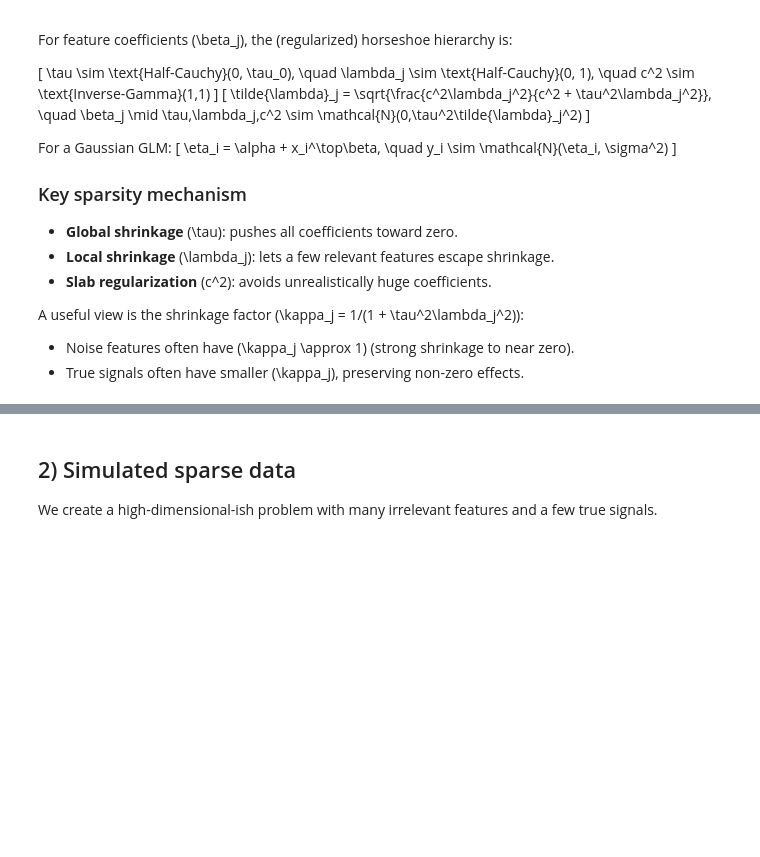
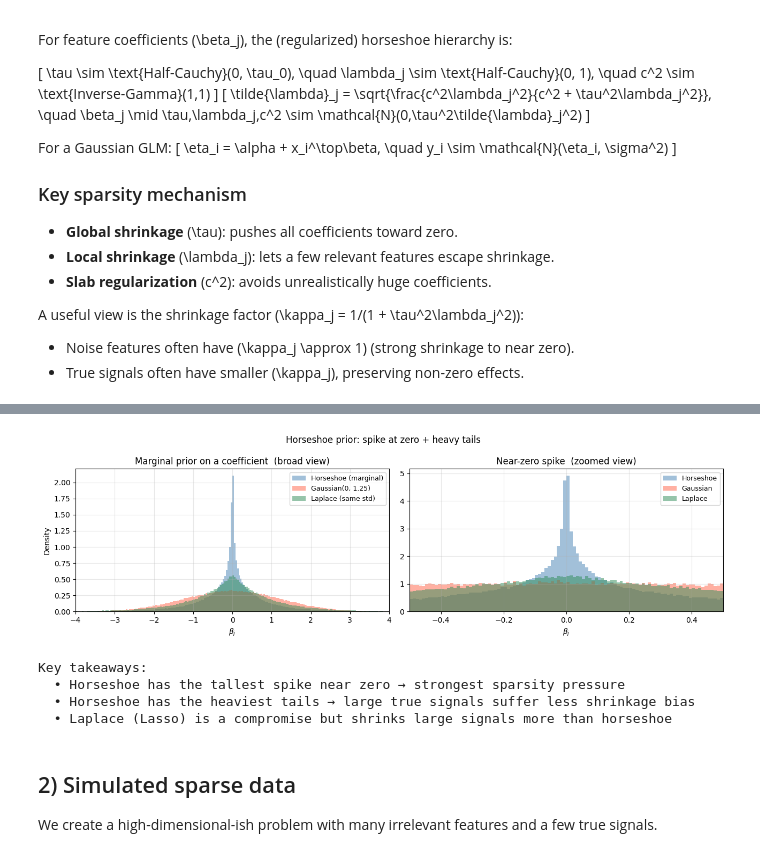
Before and after one commit to MacroMagic/bayesian_feature_selection, a Jupyter notebook: demo/horseshoe_mcmc_feature_selection_demo.ipynb, the cells around one changed output, grey strips where cells are left out. Saved outputs shown, nothing was run; the diff lists cells and outputs as text; code cells hidden in the pictures; blank space fills up the shorter version.

```diff
--- a/demo/horseshoe_mcmc_feature_selection_demo.ipynb
+++ b/demo/horseshoe_mcmc_feature_selection_demo.ipynb
@@ -61,3 +69,73 @@ print('JAX devices:', jax.devices())
+# %%
+# ── Horseshoe marginal prior vs Gaussian vs Laplace ──────────────────────────
+# We draw Monte-Carlo samples from the horseshoe hierarchy to approximate
+# the marginal distribution of a single beta_j.
+
+rng_prior = np.random.default_rng(0)
+n_prior = 200_000
+
+tau_prior   = np.abs(rng_prior.standard_cauchy(n_prior))     # Half-Cauchy(1)
+lam_prior   = np.abs(rng_prior.standard_cauchy(n_prior))     # Half-Cauchy(1)
+c2_prior    = 1.0 / rng_prior.gamma(1.0, 1.0, n_prior)       # InverseGamma(1,1)
+lam_tilde   = np.sqrt(c2_prior * lam_prior**2 /
+                      (c2_prior + tau_prior**2 * lam_prior**2))
+sigma_j     = tau_prior * lam_tilde
+beta_hs     = rng_prior.normal(0, sigma_j)
+
+# Reference priors at similar scale
+sigma_ref = float(np.std(beta_hs))   # match std so comparison is fair
+beta_gauss = rng_prior.normal(0, sigma_ref, n_prior)
+beta_laplace = rng_prior.laplace(0, sigma_ref / np.sqrt(2), n_prior)
+
+clip = 4.0
+fig, axes = plt.subplots(1, 2, figsize=(13, 4))
+
+# — density on a broad range —
+ax = axes[0]
+for samples, label, color in [
+    (beta_hs,     "Horseshoe (marginal)", "steelblue"),
+    (beta_gauss,  f"Gaussian(0, {sigma_ref:.2f})", "tomato"),
+    (beta_laplace, "Laplace (same std)",  "seagreen"),
+]:
+    clipped = samples[np.abs(samples) < clip]
+    ax.hist(clipped, bins=200, density=True, alpha=0.5, label=label, color=color)
+ax.set_xlim(-clip, clip)
+ax.set_xlabel(r"$\beta_j$")
+ax.set_ylabel("Density")
+ax.set_title("Marginal prior on a coefficient  (broad view)")
+ax.legend(fontsize=9)
+ax.grid(alpha=0.3)
+
+# — zoom in on the spike near zero —
+ax2 = axes[1]
+zoom = 0.5
+for samples, label, color in [
+    (beta_hs,     "Horseshoe", "steelblue"),
+    (beta_gauss,  "Gaussian",  "tomato"),
+    (beta_laplace, "Laplace",  "seagreen"),
+]:
+    clipped = samples[np.abs(samples) < zoom]
+    ax2.hist(clipped, bins=100, density=True, alpha=0.5, label=label, color=color)
+ax2.set_xlim(-zoom, zoom)
+ax2.set_xlabel(r"$\beta_j$")
+ax2.set_title("Near-zero spike  (zoomed view)")
+ax2.legend(fontsize=9)
+ax2.grid(alpha=0.3)
+
+plt.suptitle("Horseshoe prior: spike at zero + heavy tails", fontsize=12)
+plt.tight_layout()
+plt.show()
+
+print("Key takeaways:")
+print("  • Horseshoe has the tallest spike near zero → strongest sparsity pressure")
+print("  • Horseshoe has the heaviest tails → large true signals suffer less shrinkage bias")
+print("  • Laplace (Lasso) is a compromise but shrinks large signals more than horseshoe")
+# %% [output]
+[figure, added]
+Key takeaways:
+  • Horseshoe has the tallest spike near zero → strongest sparsity pressure
+  • Horseshoe has the heaviest tails → large true signals suffer less shrinkage bias
+  • Laplace (Lasso) is a compromise but shrinks large signals more than horseshoe
 # %% [markdown]
 ## 2) Simulated sparse data
 
```
Also changed, not shown: parts of 21 cells of this notebook, 3 other files.
